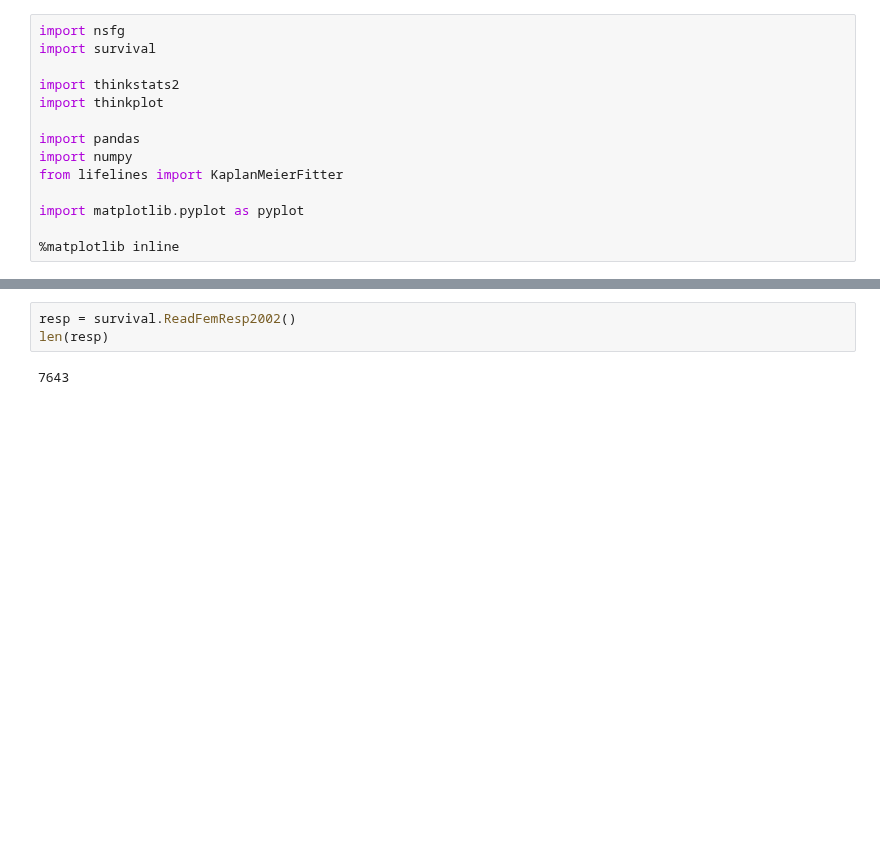
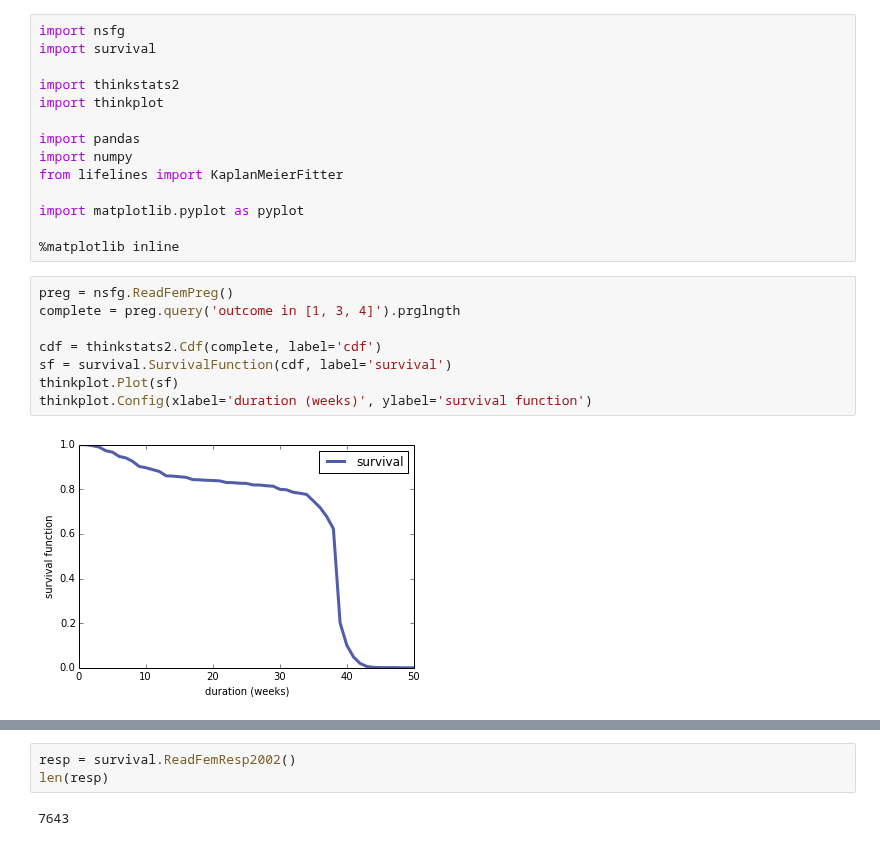
Before and after one commit to AllenDowney/ThinkStats2, a Jupyter notebook: code/survival.ipynb, the cells around one changed output, grey strips where cells are left out. Saved outputs shown, nothing was run; the diff lists cells and outputs as text; blank space fills up the shorter version.

Commit message:
Updating survival

```diff
--- a/code/survival.ipynb
+++ b/code/survival.ipynb
@@ -12,3 +12,13 @@ from lifelines import KaplanMeierFitter
 import matplotlib.pyplot as pyplot
 
 %matplotlib inline
+# %%
+preg = nsfg.ReadFemPreg()
+complete = preg.query('outcome in [1, 3, 4]').prglngth
+
+cdf = thinkstats2.Cdf(complete, label='cdf')
+sf = survival.SurvivalFunction(cdf, label='survival')
+thinkplot.Plot(sf)
+thinkplot.Config(xlabel='duration (weeks)', ylabel='survival function')
+# %% [output]
+[figure, added]
```
Also changed, not shown: parts of 16 cells of this notebook.
